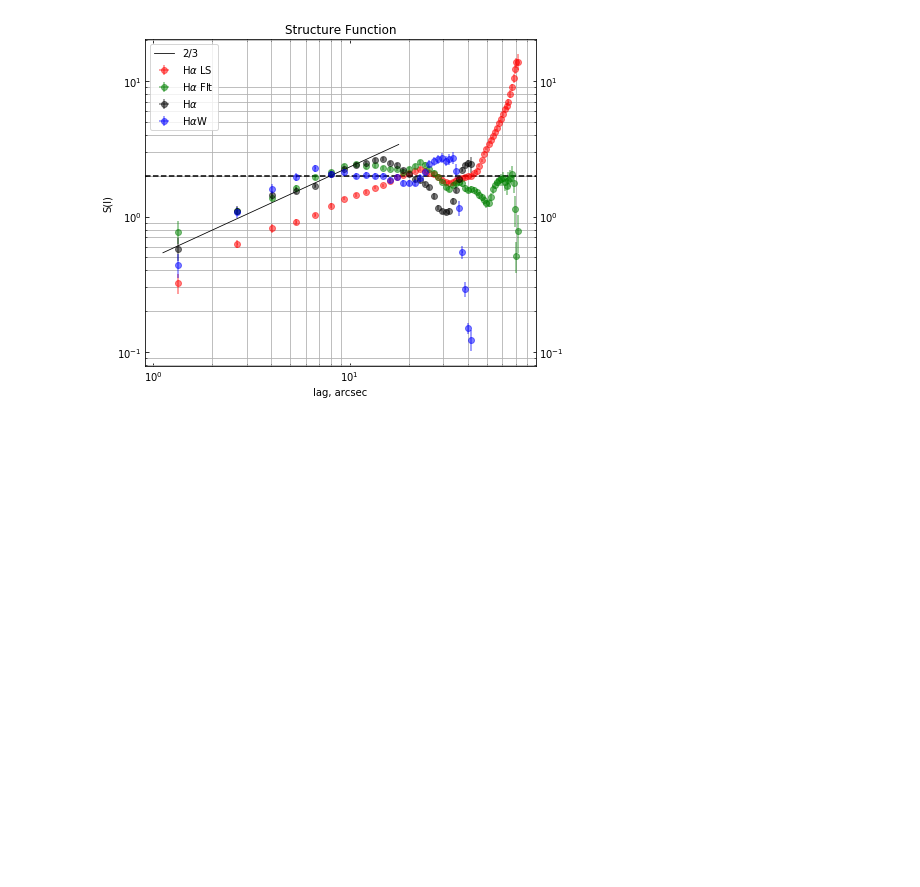
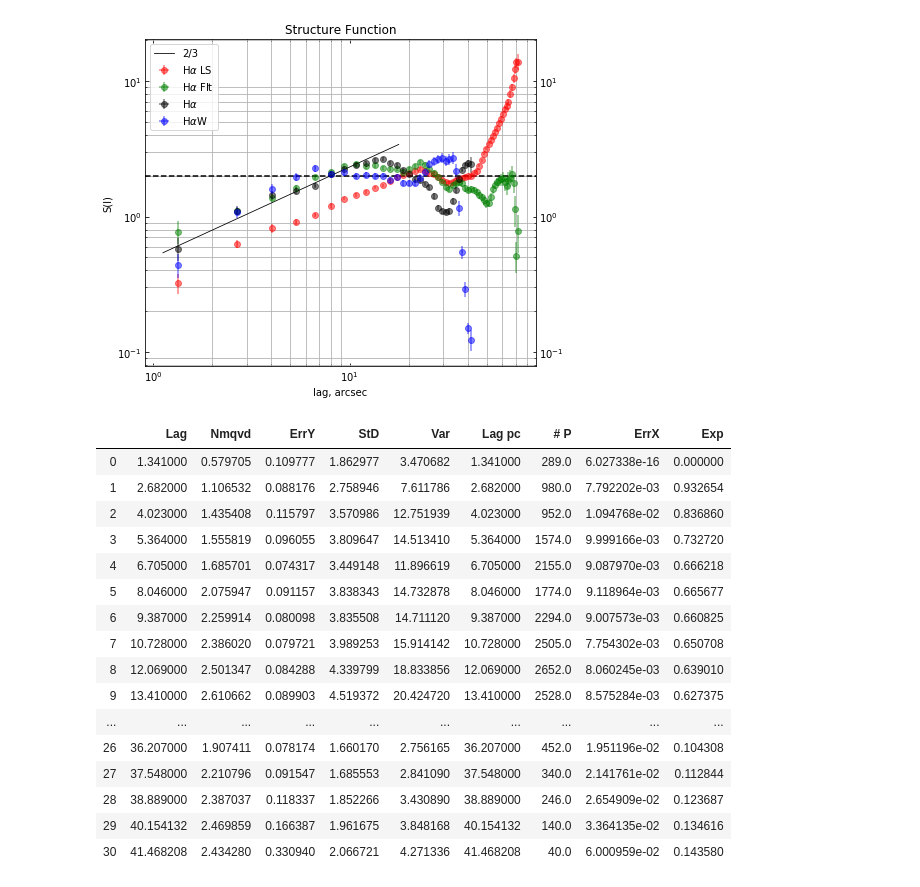
Before and after one commit to will-henney/JavGVastro-PhD, a Jupyter notebook: 604.ipynb, the cells around one changed output. Drawn from its saved outputs; the diff is of its cells as text; code cells hidden in the pictures; blank space fills up the shorter version.

```diff
--- a/604.ipynb
+++ b/604.ipynb
@@ -1248,3 +1248,23 @@ plt.legend(loc='upper left')
 plt.grid(which='minor')
 # %% [output]
 [figure]
+# %%
+sfn_h3
+# %% [output]
+|  | Lag | Nmqvd | ErrY | StD | Var | Lag pc | # P | ErrX | Exp |
+| 0 | 1.341000 | 0.579705 | 0.109777 | 1.862977 | 3.470682 | 1.341000 | 289.0 | 6.027338e-16 | 0.000000 |
+| 1 | 2.682000 | 1.106532 | 0.088176 | 2.758946 | 7.611786 | 2.682000 | 980.0 | 7.792202e-03 | 0.932654 |
+| 2 | 4.023000 | 1.435408 | 0.115797 | 3.570986 | 12.751939 | 4.023000 | 952.0 | 1.094768e-02 | 0.836860 |
+| 3 | 5.364000 | 1.555819 | 0.096055 | 3.809647 | 14.513410 | 5.364000 | 1574.0 | 9.999166e-03 | 0.732720 |
+| 4 | 6.705000 | 1.685701 | 0.074317 | 3.449148 | 11.896619 | 6.705000 | 2155.0 | 9.087970e-03 | 0.666218 |
+| 5 | 8.046000 | 2.075947 | 0.091157 | 3.838343 | 14.732878 | 8.046000 | 1774.0 | 9.118964e-03 | 0.665677 |
+| 6 | 9.387000 | 2.259914 | 0.080098 | 3.835508 | 14.711120 | 9.387000 | 2294.0 | 9.007573e-03 | 0.660825 |
+| 7 | 10.728000 | 2.386020 | 0.079721 | 3.989253 | 15.914142 | 10.728000 | 2505.0 | 7.754302e-03 | 0.650708 |
+| 8 | 12.069000 | 2.501347 | 0.084288 | 4.339799 | 18.833856 | 12.069000 | 2652.0 | 8.060245e-03 | 0.639010 |
+| 9 | 13.410000 | 2.610662 | 0.089903 | 4.519372 | 20.424720 | 13.410000 | 2528.0 | 8.575284e-03 | 0.627375 |
+| ... | ... | ... | ... | ... | ... | ... | ... | ... | ... |
+| 26 | 36.207000 | 1.907411 | 0.078174 | 1.660170 | 2.756165 | 36.207000 | 452.0 | 1.951196e-02 | 0.104308 |
+| 27 | 37.548000 | 2.210796 | 0.091547 | 1.685553 | 2.841090 | 37.548000 | 340.0 | 2.141761e-02 | 0.112844 |
+| 28 | 38.889000 | 2.387037 | 0.118337 | 1.852266 | 3.430890 | 38.889000 | 246.0 | 2.654909e-02 | 0.123687 |
+| 29 | 40.154132 | 2.469859 | 0.166387 | 1.961675 | 3.848168 | 40.154132 | 140.0 | 3.364135e-02 | 0.134616 |
+| 30 | 41.468208 | 2.434280 | 0.330940 | 2.066721 | 4.271336 | 41.468208 | 40.0 | 6.000959e-02 | 0.143580 |
```
Also changed, not shown: 3 other files.
